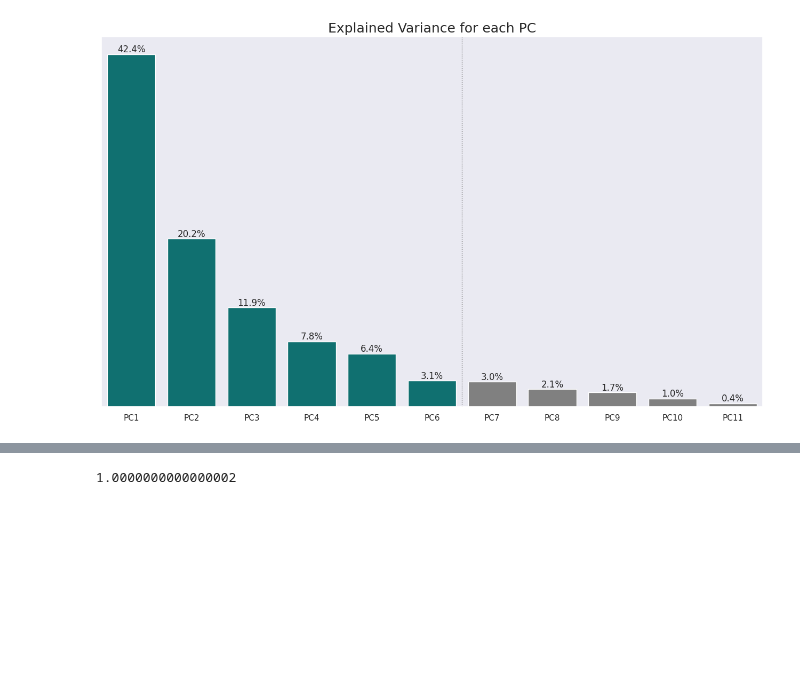
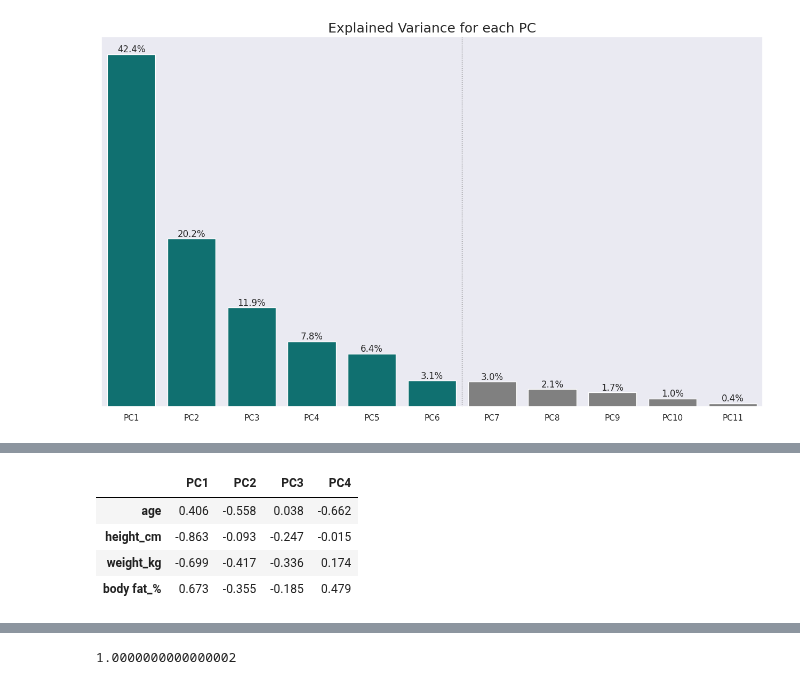
Before and after one commit to ahmadhatahet/runtime-monitoring, a Jupyter notebook: supporting-scripts/pca-example.ipynb, the cells around one changed output, grey strips where cells are left out. Saved outputs shown, nothing was run; the diff lists cells and outputs as text; code cells hidden in the pictures; blank space fills up the shorter version.

```diff
--- a/supporting-scripts/pca-example.ipynb
+++ b/supporting-scripts/pca-example.ipynb
@@ -119,3 +119,11 @@ pca_loadings
 | sit-ups counts | -0.762481 | 0.398895 | 0.243516 | 0.124504 | -0.067764 | -0.235280 | 0.177149 | 0.304205 | 0.019641 | 0.022744 | -0.002190 |
 | broad jump_cm | -0.894117 | 0.203842 | 0.097301 | -0.037331 | -0.034328 | -0.055220 | 0.100268 | -0.202700 | -0.301915 | 0.029543 | -0.028661 |
 | gender_M | -0.397845 | -0.109954 | -0.082410 | -0.117256 | -0.018238 | -0.022489 | 0.035617 | -0.023994 | -0.019997 | -0.029464 | 0.194114 |
+# %%
+pca_loadings.iloc[:4, :4].round(3)
+# %% [output]
+|  | PC1 | PC2 | PC3 | PC4 |
+| age | 0.406 | -0.558 | 0.038 | -0.662 |
+| height_cm | -0.863 | -0.093 | -0.247 | -0.015 |
+| weight_kg | -0.699 | -0.417 | -0.336 | 0.174 |
+| body fat_% | 0.673 | -0.355 | -0.185 | 0.479 |
```
Also changed, not shown: parts of 3 cells of this notebook.
